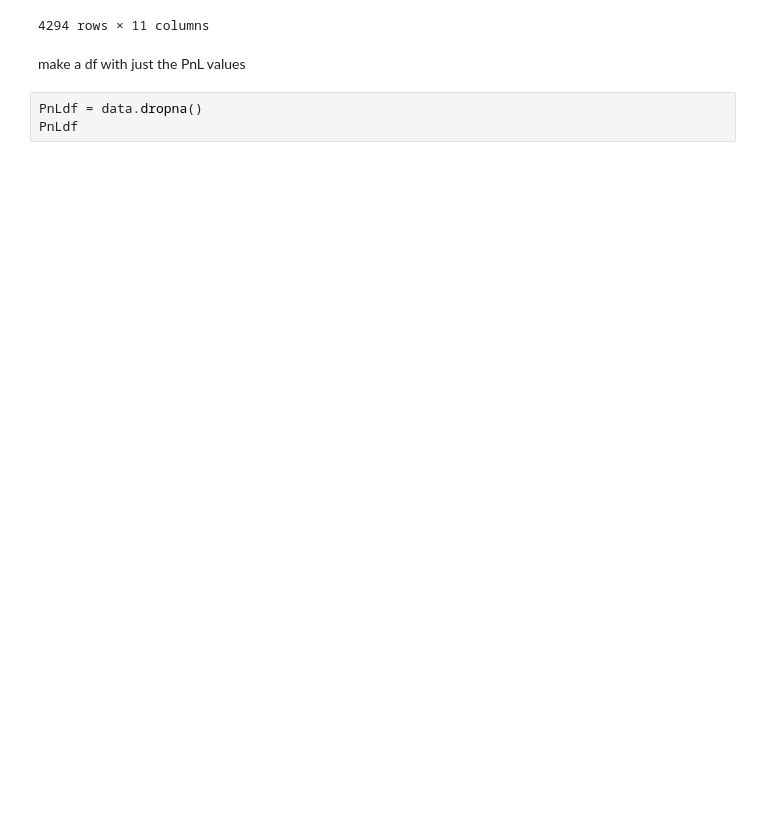
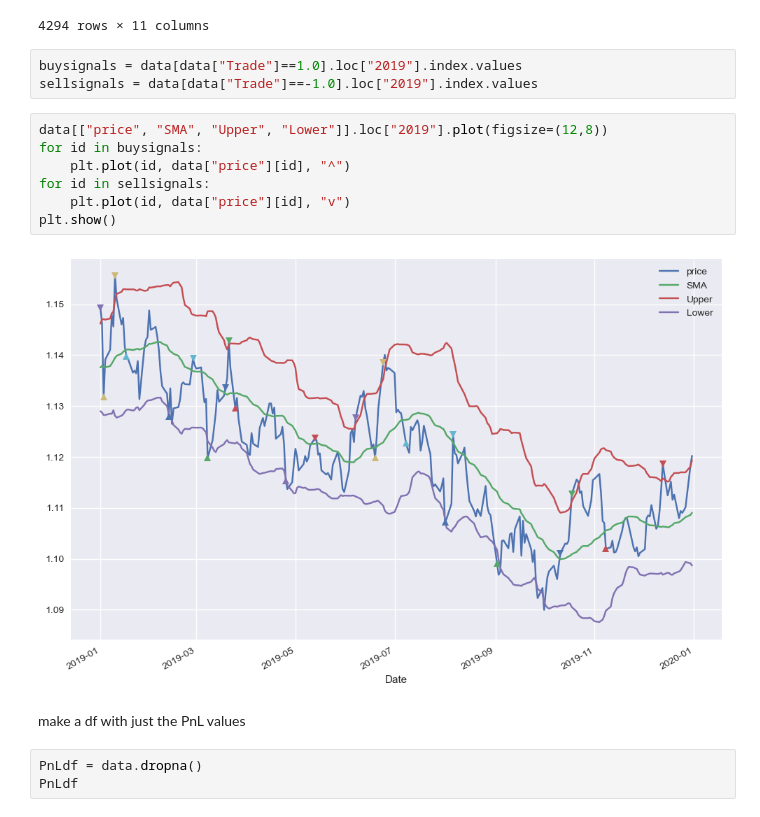
Before and after one commit to akiraawan/Algorithmic_Trading, a Jupyter notebook: Notebooks/BasicMeanReversionStrategy.ipynb, the cells around one changed output. Drawn from its saved outputs; the diff is of its cells as text; blank space fills up the shorter version.

Commit message:
added a buy sell signal plot

```diff
--- a/Notebooks/BasicMeanReversionStrategy.ipynb
+++ b/Notebooks/BasicMeanReversionStrategy.ipynb
@@ -335,6 +335,18 @@ data
 | 2022-09-02 | 0.995233 | -0.008676 | 1.012972 | 0.989903 | 1.036041 | -0.017739 | 1.0 | -0.008676 | 0.0 | 0.000000 | ... |
 | 2022-09-05 | 0.990943 | -0.004320 | 1.012002 | 0.987746 | 1.036259 | -0.021060 | 0.0 | -0.004320 | -1.0 | -0.990943 | ... |
 4294 rows × 11 columns
+# %%
+buysignals = data[data["Trade"]==1.0].loc["2019"].index.values
+sellsignals = data[data["Trade"]==-1.0].loc["2019"].index.values
+# %%
+data[["price", "SMA", "Upper", "Lower"]].loc["2019"].plot(figsize=(12,8))
+for id in buysignals:
+    plt.plot(id, data["price"][id], "^")
+for id in sellsignals:
+    plt.plot(id, data["price"][id], "v")
+plt.show()
+# %% [output]
+[figure, added]
 # %% [markdown]
 make a df with just the PnL values
 # %%
```
Also changed, not shown: 2 other files.
